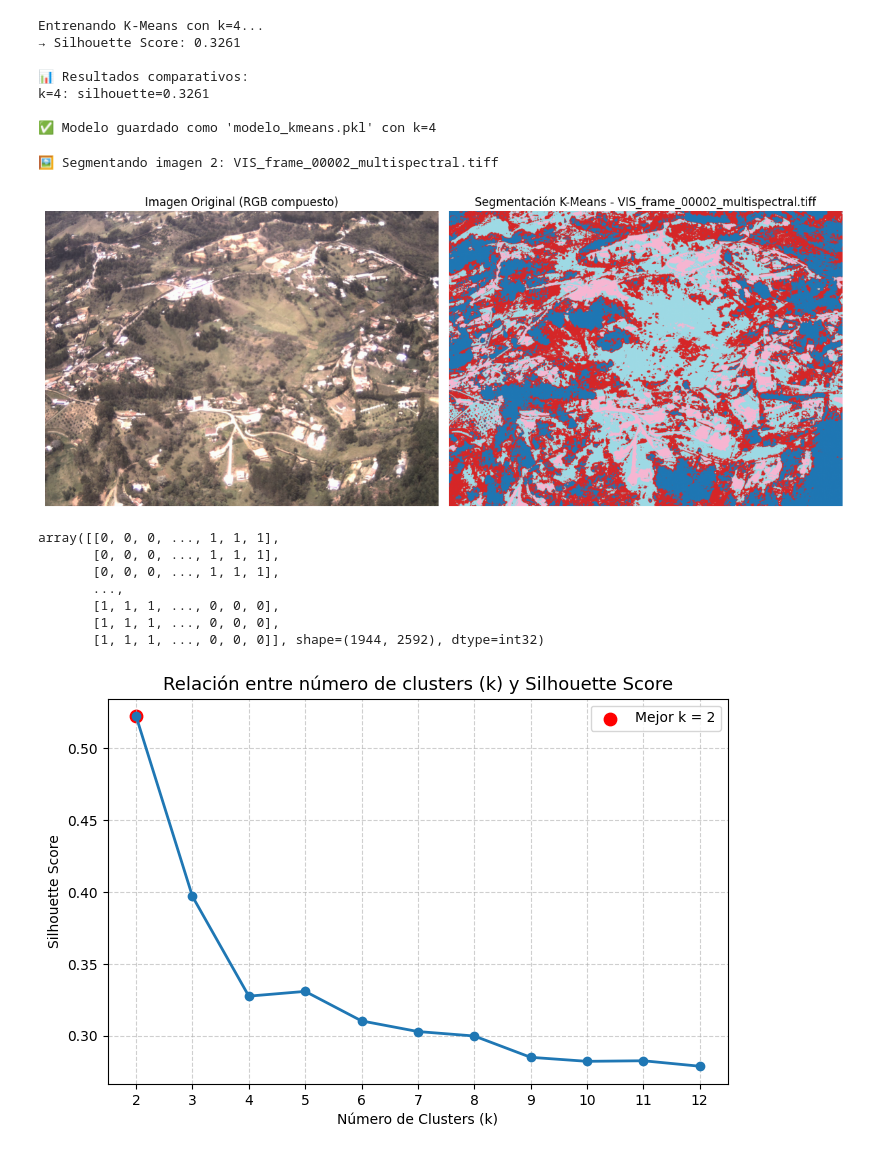
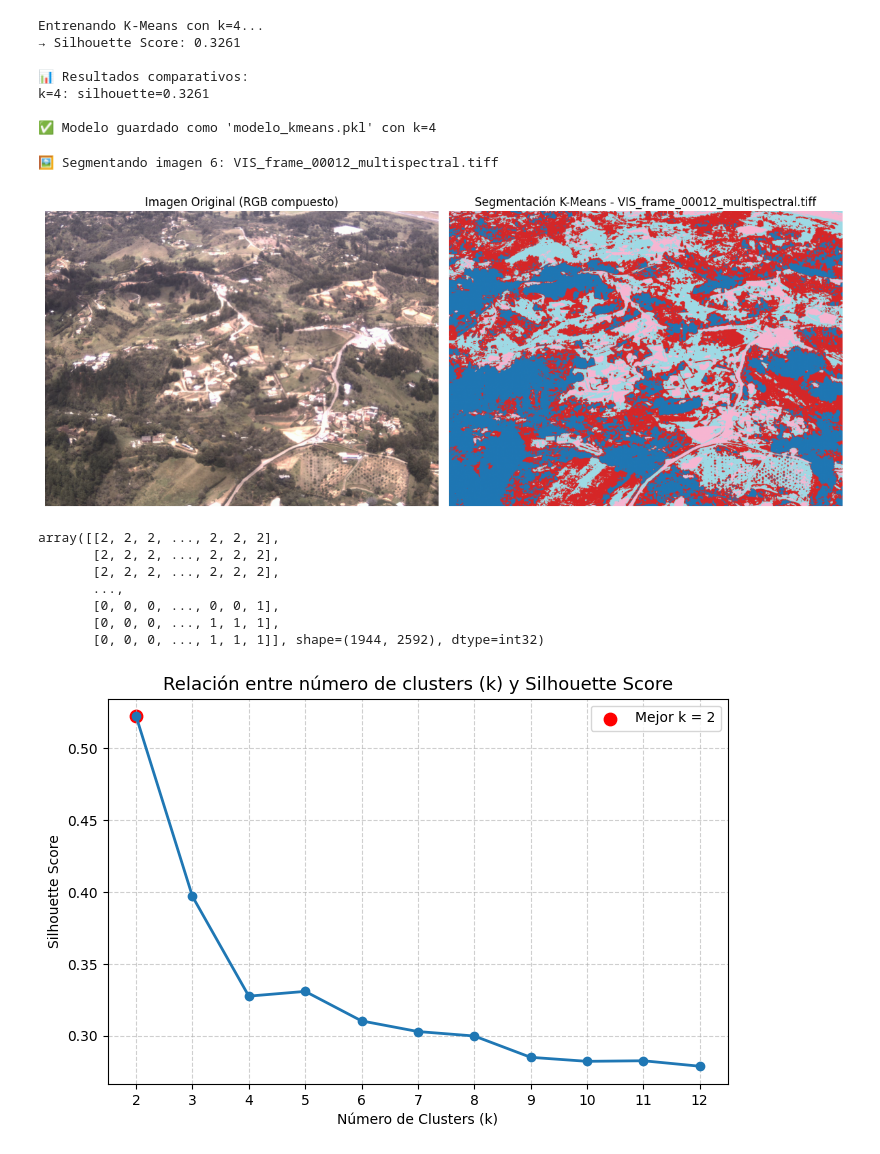
Before and after one commit to JuanAngel4/OT-Detection-of-objets-VIS-NIR-using-ML-in-Colombia, a Jupyter notebook: src/kmeans.ipynb, the cells around one changed output. Drawn from its saved outputs; the diff is of its cells as text; code cells hidden in the pictures.

Commit message:
run kmeans

```diff
--- a/src/kmeans.ipynb
+++ b/src/kmeans.ipynb
@@ -367,43 +367,43 @@ def segment_image_from_folder(folder_path, image_index=0, model_path="modelo_kme
 
     # 6️⃣ Visualizar resultado (original + segmentada)
     plt.figure(figsize=(12, 6))
 
     # Imagen original (usando bandas visibles si hay más de 3)
     plt.subplot(1, 2, 1)
     plt.title("Imagen Original (RGB compuesto)")
     if b >= 3:
         plt.imshow(img[..., :3] / np.max(img[..., :3]))  # normaliza para visualizar
     else:
         plt.imshow(img[..., 0], cmap="gray")
     plt.axis("off")
 
     # Imagen segmentada
     plt.subplot(1, 2, 2)
     plt.title(f"Segmentación K-Means - {image_path.name}")
     plt.imshow(segmented, cmap="tab20")
     plt.axis("off")
 
     plt.tight_layout()
     plt.show()
 
     return segmented
 
 
 # === Ejemplo de uso ===
 import joblib
 joblib.dump(best_kmeans_model, "modelo_kmeans.pkl")
 
-segment_image_from_folder(r_f, image_index=2, model_path="modelo_kmeans.pkl", normalization="minmax")
+segment_image_from_folder(r_f, image_index=30, model_path="modelo_kmeans.pkl", normalization="minmax")
 # %% [output]
-🖼️ Segmentando imagen 2: VIS_frame_00002_multispectral.tiff
+🖼️ Segmentando imagen 6: VIS_frame_00012_multispectral.tiff
-[figure, old version]
+[figure, new version]
-array([[0, 0, 0, ..., 1, 1, 1],
+array([[2, 2, 2, ..., 2, 2, 2],
+       [2, 2, 2, ..., 2, 2, 2],
+       [2, 2, 2, ..., 2, 2, 2],
+       ...,
+       [0, 0, 0, ..., 0, 0, 1],
        [0, 0, 0, ..., 1, 1, 1],
-       [0, 0, 0, ..., 1, 1, 1],
-       ...,
-       [1, 1, 1, ..., 0, 0, 0],
-       [1, 1, 1, ..., 0, 0, 0],
-       [1, 1, 1, ..., 0, 0, 0]], shape=(1944, 2592), dtype=int32)
+       [0, 0, 0, ..., 1, 1, 1]], shape=(1944, 2592), dtype=int32)
 # %%
 import matplotlib.pyplot as plt
 
```
Also changed, not shown: parts of 1 cell of this notebook, 1 other file.
